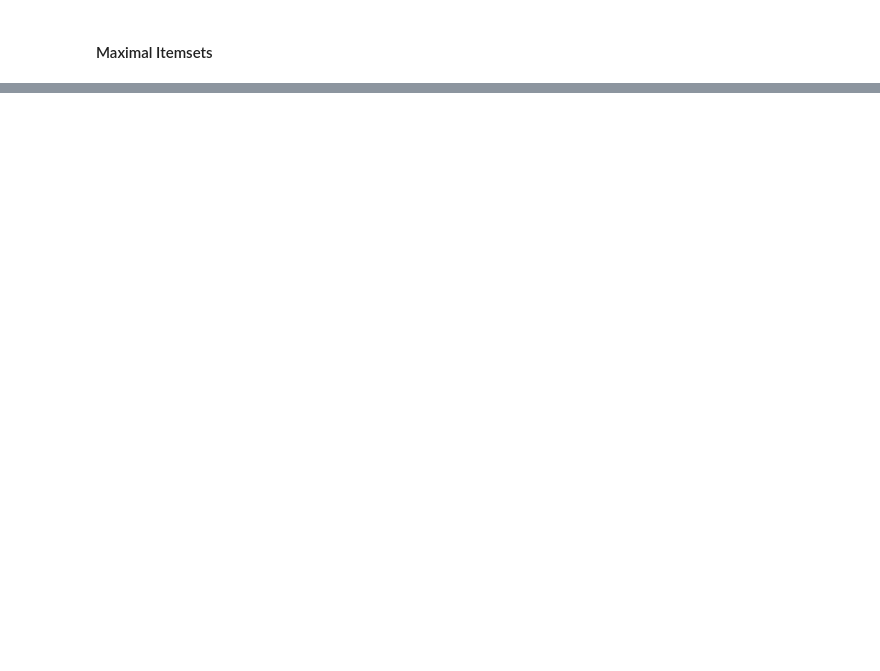
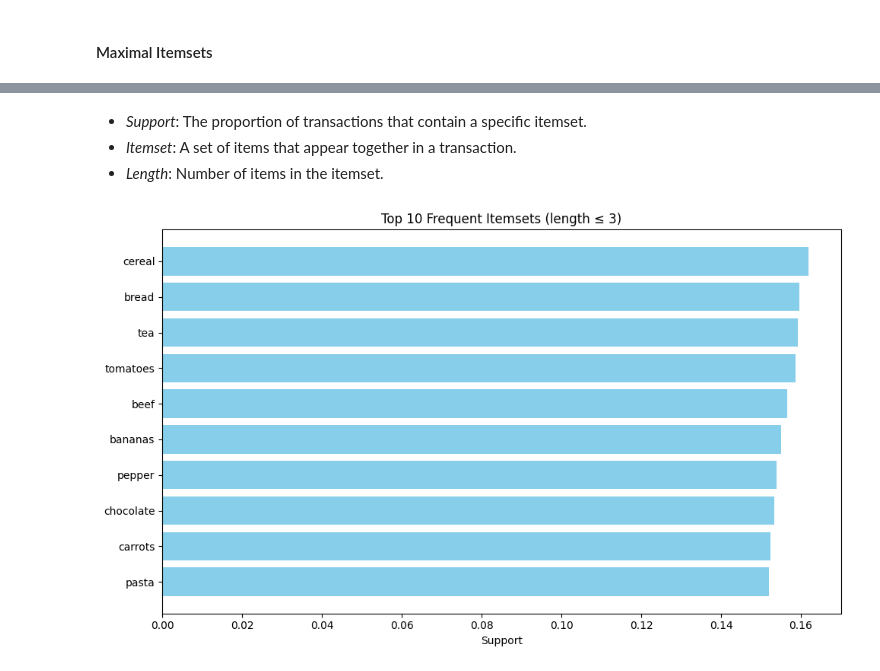
Before and after one commit to TanveerD1/frequent-item-set-group-10, a Jupyter notebook: frequent_itemsets_analysis.ipynb, the cells around one changed output, grey strips where cells are left out. Saved outputs shown, nothing was run; the diff lists cells and outputs as text; code cells hidden in the pictures; blank space fills up the shorter version.

```diff
--- a/frequent_itemsets_analysis.ipynb
+++ b/frequent_itemsets_analysis.ipynb
@@ -134,0 +181,24 @@ maximal_itemsets.to_csv("data/maximal_itemsets.csv", index=False)
+# %% [markdown]
+* *Support*: The proportion of transactions that contain a specific itemset.
+* *Itemset*: A set of items that appear together in a transaction.
+* *Length*: Number of items in the itemset.
+# %%
+import matplotlib.pyplot as plt
+
+# Filter itemsets of length 1–3
+filtered = frequent_itemsets[frequent_itemsets['length'] <= 3]
+top_support = filtered.sort_values(by='support', ascending=False).head(10)
+
+# Convert frozenset to string for plotting
+top_support['itemsets_str'] = top_support['itemsets'].apply(lambda x: ', '.join(list(x)))
+
+# Bar plot
+plt.figure(figsize=(10, 6))
+plt.barh(top_support['itemsets_str'], top_support['support'], color='skyblue')
+plt.xlabel('Support')
+plt.title('Top 10 Frequent Itemsets (length ≤ 3)')
+plt.gca().invert_yaxis()
+plt.tight_layout()
+plt.show()
+# %% [output]
+[figure, added]
```
Also changed, not shown: parts of 13 cells of this notebook, 1 other file.
